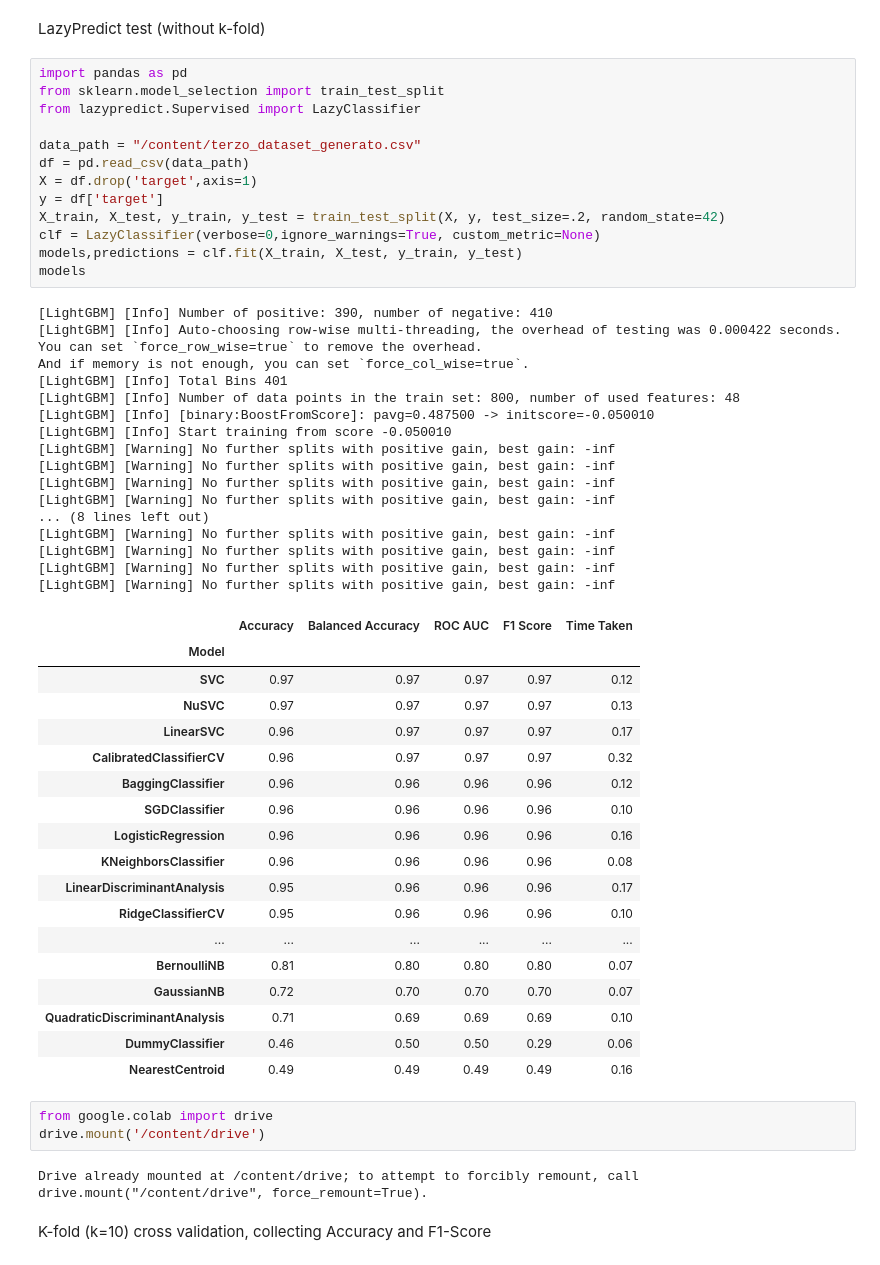
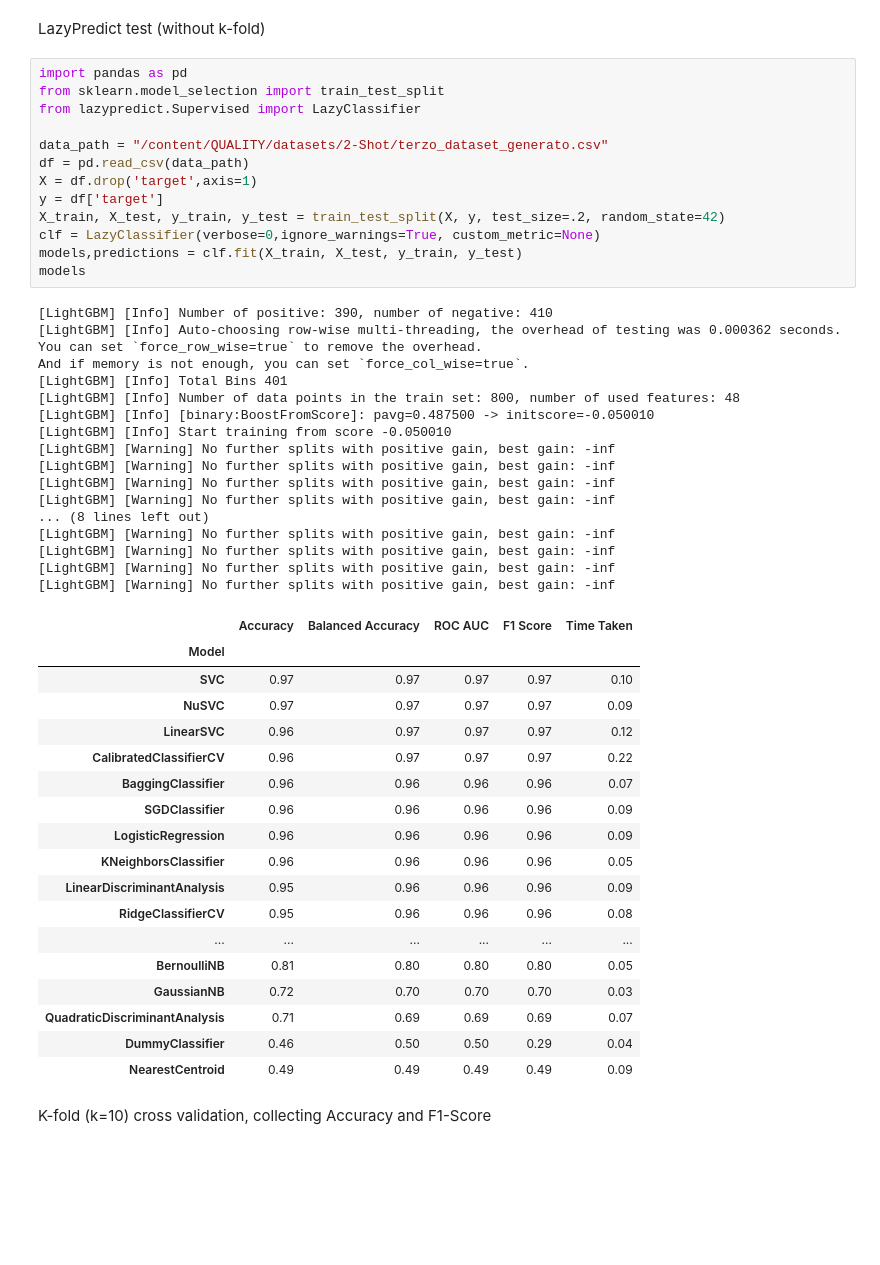
Before and after one commit to leotodisco/QUALITY, a Jupyter notebook: 2_Shot.ipynb, the cells around one changed output. Cells and saved outputs as stored; diff of their text form; blank space fills up the shorter version.

Commit message:
fix dataset import
now the datasets are imported by using git clone, this way it is easier to run the entire notebook

```diff
--- a/2_Shot.ipynb
+++ b/2_Shot.ipynb
@@ -35,56 +56,51 @@ LazyPredict test (without k-fold)
 import pandas as pd
 from sklearn.model_selection import train_test_split
 from lazypredict.Supervised import LazyClassifier
 
-data_path = "/content/terzo_dataset_generato.csv"
+data_path = "/content/QUALITY/datasets/2-Shot/terzo_dataset_generato.csv"
 df = pd.read_csv(data_path)
 X = df.drop('target',axis=1)
 y = df['target']
 X_train, X_test, y_train, y_test = train_test_split(X, y, test_size=.2, random_state=42)
 clf = LazyClassifier(verbose=0,ignore_warnings=True, custom_metric=None)
 models,predictions = clf.fit(X_train, X_test, y_train, y_test)
 models
 # %% [output]
 [LightGBM] [Info] Number of positive: 390, number of negative: 410
-[LightGBM] [Info] Auto-choosing row-wise multi-threading, the overhead of testing was 0.000422 seconds.
+[LightGBM] [Info] Auto-choosing row-wise multi-threading, the overhead of testing was 0.000362 seconds.
 You can set `force_row_wise=true` to remove the overhead.
 And if memory is not enough, you can set `force_col_wise=true`.
 [LightGBM] [Info] Total Bins 401
 [LightGBM] [Info] Number of data points in the train set: 800, number of used features: 48
 [LightGBM] [Info] [binary:BoostFromScore]: pavg=0.487500 -> initscore=-0.050010
 [LightGBM] [Info] Start training from score -0.050010
 [LightGBM] [Warning] No further splits with positive gain, best gain: -inf
 [LightGBM] [Warning] No further splits with positive gain, best gain: -inf
 [LightGBM] [Warning] No further splits with positive gain, best gain: -inf
 [LightGBM] [Warning] No further splits with positive gain, best gain: -inf
 ... (8 lines left out)
 [LightGBM] [Warning] No further splits with positive gain, best gain: -inf
 [LightGBM] [Warning] No further splits with positive gain, best gain: -inf
 [LightGBM] [Warning] No further splits with positive gain, best gain: -inf
 [LightGBM] [Warning] No further splits with positive gain, best gain: -inf
 |  | Accuracy | Balanced Accuracy | ROC AUC | F1 Score | Time Taken |
 | Model |  |  |  |  |  |
-| SVC | 0.97 | 0.97 | 0.97 | 0.97 | 0.12 |
-| NuSVC | 0.97 | 0.97 | 0.97 | 0.97 | 0.13 |
-| LinearSVC | 0.96 | 0.97 | 0.97 | 0.97 | 0.17 |
-| CalibratedClassifierCV | 0.96 | 0.97 | 0.97 | 0.97 | 0.32 |
-| BaggingClassifier | 0.96 | 0.96 | 0.96 | 0.96 | 0.12 |
-| SGDClassifier | 0.96 | 0.96 | 0.96 | 0.96 | 0.10 |
-| LogisticRegression | 0.96 | 0.96 | 0.96 | 0.96 | 0.16 |
-| KNeighborsClassifier | 0.96 | 0.96 | 0.96 | 0.96 | 0.08 |
-| LinearDiscriminantAnalysis | 0.95 | 0.96 | 0.96 | 0.96 | 0.17 |
-| RidgeClassifierCV | 0.95 | 0.96 | 0.96 | 0.96 | 0.10 |
+| SVC | 0.97 | 0.97 | 0.97 | 0.97 | 0.10 |
+| NuSVC | 0.97 | 0.97 | 0.97 | 0.97 | 0.09 |
+| LinearSVC | 0.96 | 0.97 | 0.97 | 0.97 | 0.12 |
+| CalibratedClassifierCV | 0.96 | 0.97 | 0.97 | 0.97 | 0.22 |
+| BaggingClassifier | 0.96 | 0.96 | 0.96 | 0.96 | 0.07 |
+| SGDClassifier | 0.96 | 0.96 | 0.96 | 0.96 | 0.09 |
+| LogisticRegression | 0.96 | 0.96 | 0.96 | 0.96 | 0.09 |
+| KNeighborsClassifier | 0.96 | 0.96 | 0.96 | 0.96 | 0.05 |
+| LinearDiscriminantAnalysis | 0.95 | 0.96 | 0.96 | 0.96 | 0.09 |
+| RidgeClassifierCV | 0.95 | 0.96 | 0.96 | 0.96 | 0.08 |
 | ... | ... | ... | ... | ... | ... |
-| BernoulliNB | 0.81 | 0.80 | 0.80 | 0.80 | 0.07 |
-| GaussianNB | 0.72 | 0.70 | 0.70 | 0.70 | 0.07 |
-| QuadraticDiscriminantAnalysis | 0.71 | 0.69 | 0.69 | 0.69 | 0.10 |
-| DummyClassifier | 0.46 | 0.50 | 0.50 | 0.29 | 0.06 |
-| NearestCentroid | 0.49 | 0.49 | 0.49 | 0.49 | 0.16 |
+| BernoulliNB | 0.81 | 0.80 | 0.80 | 0.80 | 0.05 |
+| GaussianNB | 0.72 | 0.70 | 0.70 | 0.70 | 0.03 |
+| QuadraticDiscriminantAnalysis | 0.71 | 0.69 | 0.69 | 0.69 | 0.07 |
+| DummyClassifier | 0.46 | 0.50 | 0.50 | 0.29 | 0.04 |
+| NearestCentroid | 0.49 | 0.49 | 0.49 | 0.49 | 0.09 |
-# %%
-from google.colab import drive
-drive.mount('/content/drive')
-# %% [output]
-Drive already mounted at /content/drive; to attempt to forcibly remount, call drive.mount("/content/drive", force_remount=True).
 # %% [markdown]
 K-fold (k=10) cross validation, collecting Accuracy and F1-Score
 # %%
```
Also changed, not shown: parts of 21 cells of this notebook.
